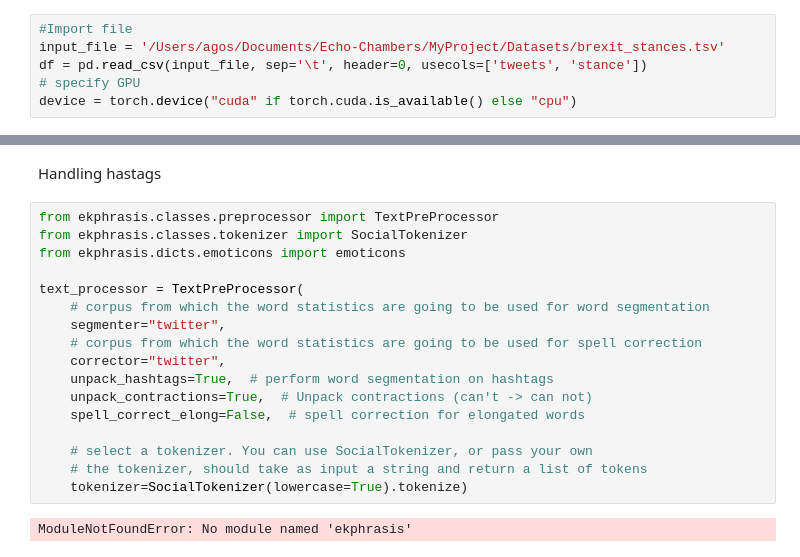
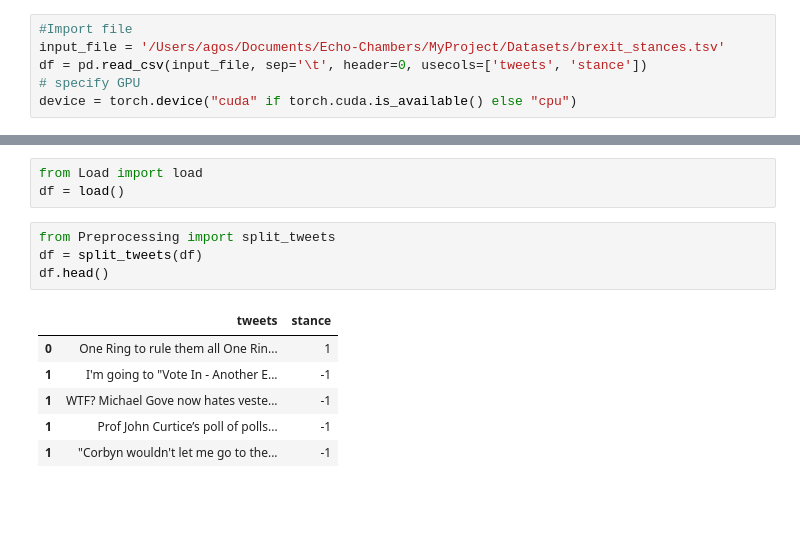
Before and after one commit to m0ckers/Echo-Chambers, a Jupyter notebook: src/Stance.ipynb, the cells around one changed output, grey strips where cells are left out. Drawn from its saved outputs; the diff is of its cells as text; blank space fills up the shorter version.

```diff
--- a/src/Stance.ipynb
+++ b/src/Stance.ipynb
@@ -52,21 +23,14 @@ def preprocess_tweet(tweet, min_length=4, max_length=10):
-# %% [markdown]
-Handling hastags
-# %%
-from ekphrasis.classes.preprocessor import TextPreProcessor
-from ekphrasis.classes.tokenizer import SocialTokenizer
-from ekphrasis.dicts.emoticons import emoticons
-
-text_processor = TextPreProcessor(
-    # corpus from which the word statistics are going to be used for word segmentation
-    segmenter="twitter",
-    # corpus from which the word statistics are going to be used for spell correction
-    corrector="twitter",
-    unpack_hashtags=True,  # perform word segmentation on hashtags
-    unpack_contractions=True,  # Unpack contractions (can't -> can not)
-    spell_correct_elong=False,  # spell correction for elongated words
-
-    # select a tokenizer. You can use SocialTokenizer, or pass your own
-    # the tokenizer, should take as input a string and return a list of tokens
-    tokenizer=SocialTokenizer(lowercase=True).tokenize)
-# %% [output]
-ModuleNotFoundError: No module named 'ekphrasis'
+# %%
+from Load import load
+df = load()
+# %%
+from Preprocessing import split_tweets
+df = split_tweets(df)
+df.head()
+# %% [output]
+|  | tweets | stance |
+| 0 | One Ring to rule them all One Rin... | 1 |
+| 1 | I'm going to "Vote In - Another E... | -1 |
+| 1 | WTF? Michael Gove now hates veste... | -1 |
+| 1 | Prof John Curtice’s poll of polls... | -1 |
+| 1 | "Corbyn wouldn't let me go to the... | -1 |
```
Also changed, not shown: parts of 10 cells of this notebook, 50 other files.
